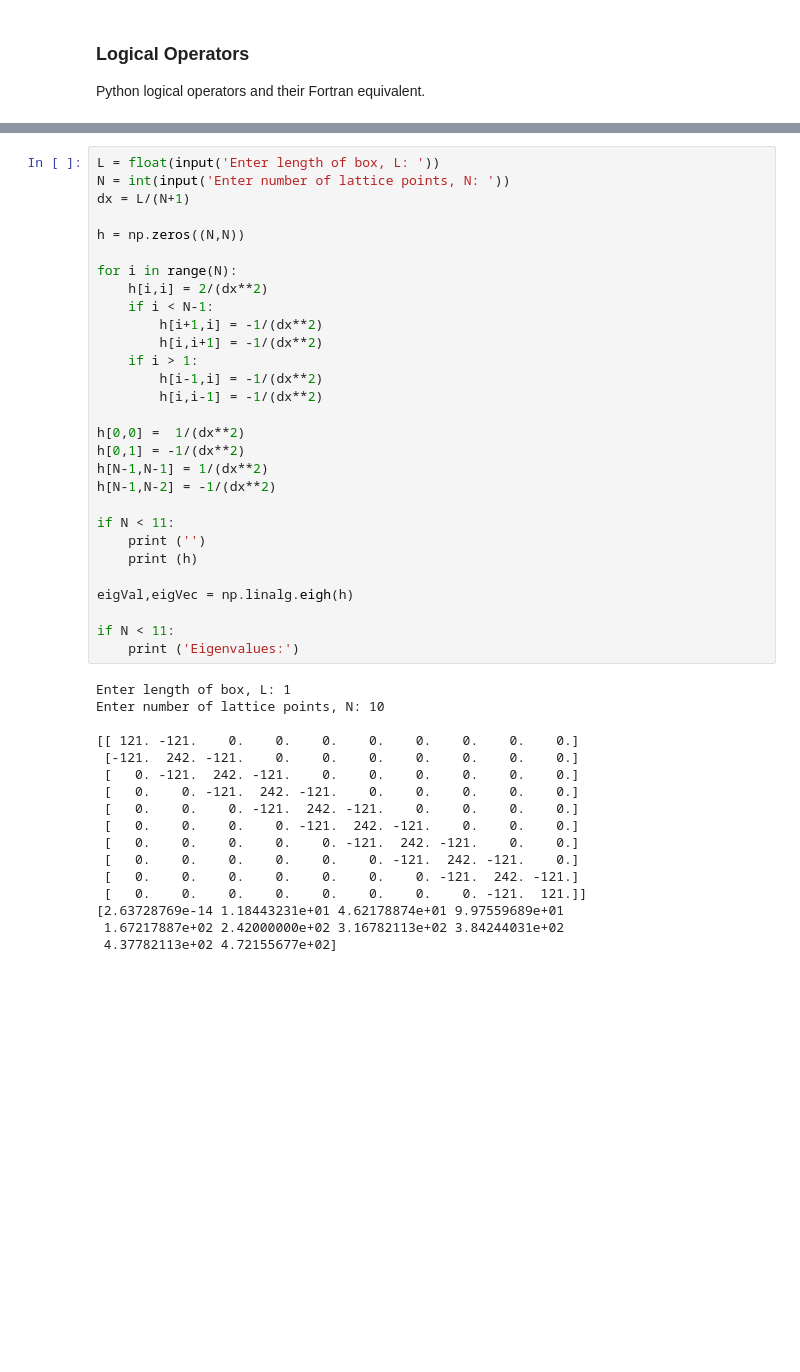
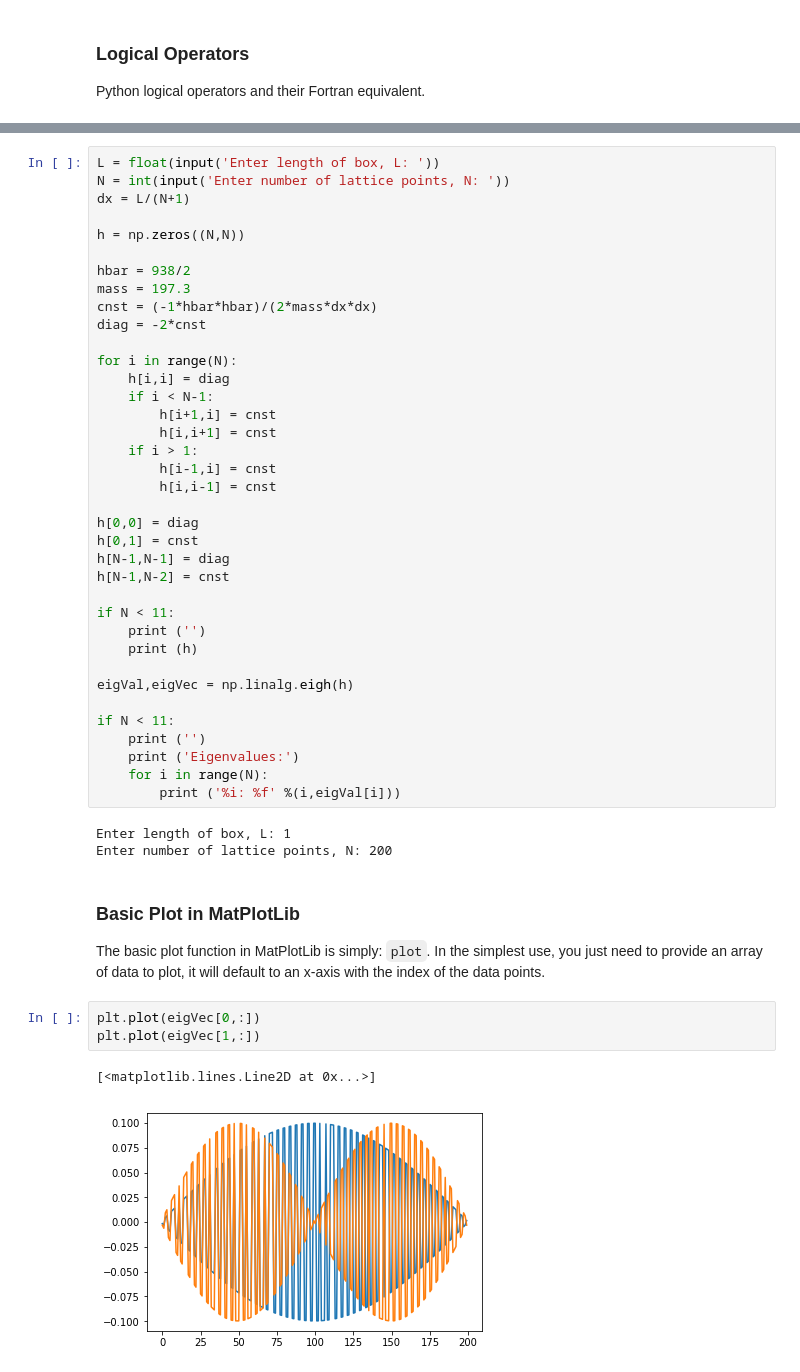
Before and after one commit to maycontainsoy/jupyterNotebook, a Jupyter notebook: JupyterIntroduction.ipynb, the cells around one changed output, grey strips where cells are left out. Cells and saved outputs as stored; diff of their text form; blank space fills up the shorter version.

Commit message:
Added start of Matplotlib examples to jupyterIntroduction

```diff
--- a/JupyterIntroduction.ipynb
+++ b/JupyterIntroduction.ipynb
@@ -294,19 +362,24 @@ dx = L/(N+1)
 
 h = np.zeros((N,N))
 
+hbar = 938/2
+mass = 197.3
+cnst = (-1*hbar*hbar)/(2*mass*dx*dx)
+diag = -2*cnst
+
 for i in range(N):
-    h[i,i] = 2/(dx**2)
+    h[i,i] = diag
     if i < N-1:
-        h[i+1,i] = -1/(dx**2)
-        h[i,i+1] = -1/(dx**2)
+        h[i+1,i] = cnst
+        h[i,i+1] = cnst
     if i > 1:
-        h[i-1,i] = -1/(dx**2)
-        h[i,i-1] = -1/(dx**2)
+        h[i-1,i] = cnst
+        h[i,i-1] = cnst
 
-h[0,0] =  1/(dx**2)
-h[0,1] = -1/(dx**2)
-h[N-1,N-1] = 1/(dx**2)
-h[N-1,N-2] = -1/(dx**2)
+h[0,0] = diag
+h[0,1] = cnst
+h[N-1,N-1] = diag
+h[N-1,N-2] = cnst
 
 if N < 11:
     print ('')
@@ -315,21 +388,19 @@ if N < 11:
 eigVal,eigVec = np.linalg.eigh(h)
 
 if N < 11:
+    print ('')
     print ('Eigenvalues:')
+    for i in range(N):
+        print ('%i: %f' %(i,eigVal[i]))
 # %% [output]
 Enter length of box, L: 1
-Enter number of lattice points, N: 10
-
-[[ 121. -121.    0.    0.    0.    0.    0.    0.    0.    0.]
- [-121.  242. -121.    0.    0.    0.    0.    0.    0.    0.]
- [   0. -121.  242. -121.    0.    0.    0.    0.    0.    0.]
- [   0.    0. -121.  242. -121.    0.    0.    0.    0.    0.]
- [   0.    0.    0. -121.  242. -121.    0.    0.    0.    0.]
- [   0.    0.    0.    0. -121.  242. -121.    0.    0.    0.]
- [   0.    0.    0.    0.    0. -121.  242. -121.    0.    0.]
- [   0.    0.    0.    0.    0.    0. -121.  242. -121.    0.]
- [   0.    0.    0.    0.    0.    0.    0. -121.  242. -121.]
- [   0.    0.    0.    0.    0.    0.    0.    0. -121.  121.]]
-[2.63728769e-14 1.18443231e+01 4.62178874e+01 9.97559689e+01
- 1.67217887e+02 2.42000000e+02 3.16782113e+02 3.84244031e+02
- 4.37782113e+02 4.72155677e+02]
+Enter number of lattice points, N: 200
+# %% [markdown]
+### Basic Plot in MatPlotLib
+The basic plot function in MatPlotLib is simply: `plot`. In the simplest use, you just need to provide an array of data to plot, it will default to an x-axis with the index of the data points.
+# %%
+plt.plot(eigVec[0,:])
+plt.plot(eigVec[1,:])
+# %% [output]
+[<matplotlib.lines.Line2D at 0x...>]
+[figure, added]
```
Also changed, not shown: parts of 15 cells of this notebook, 5 other files.
